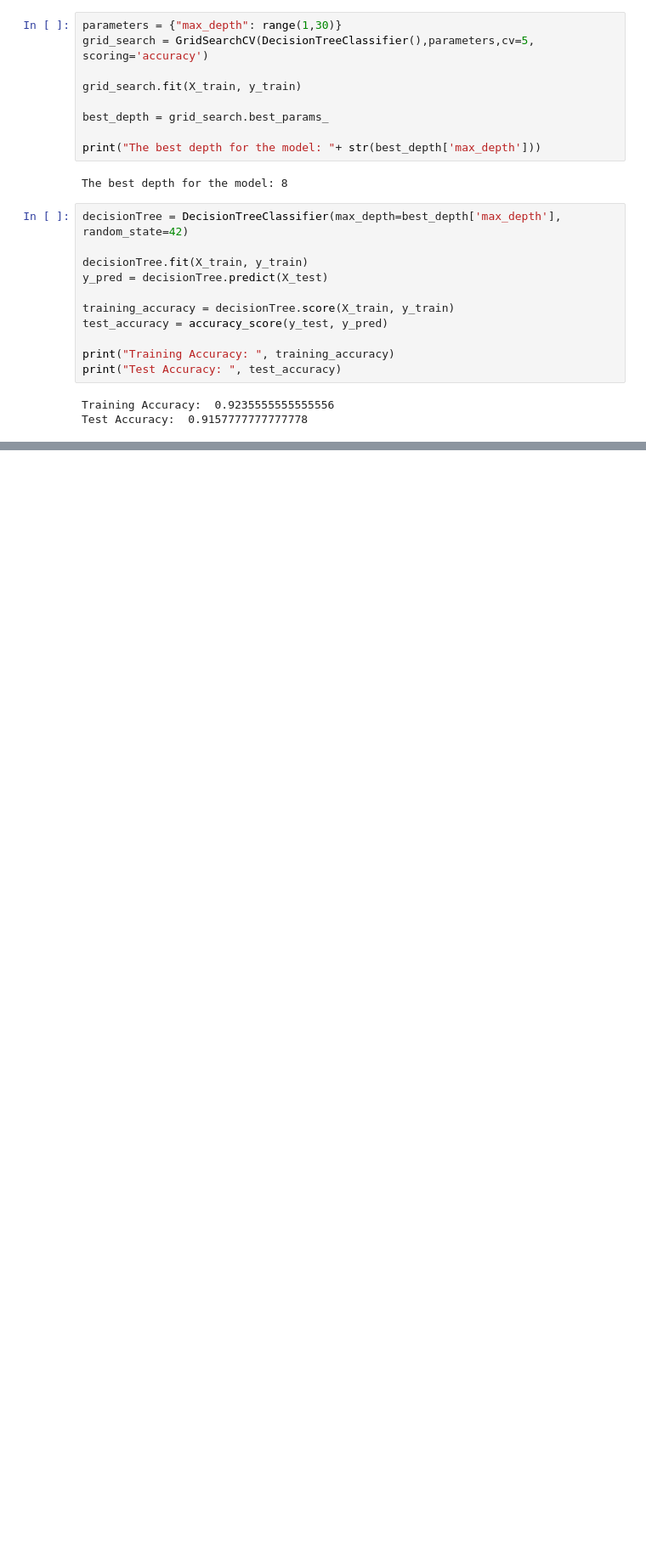
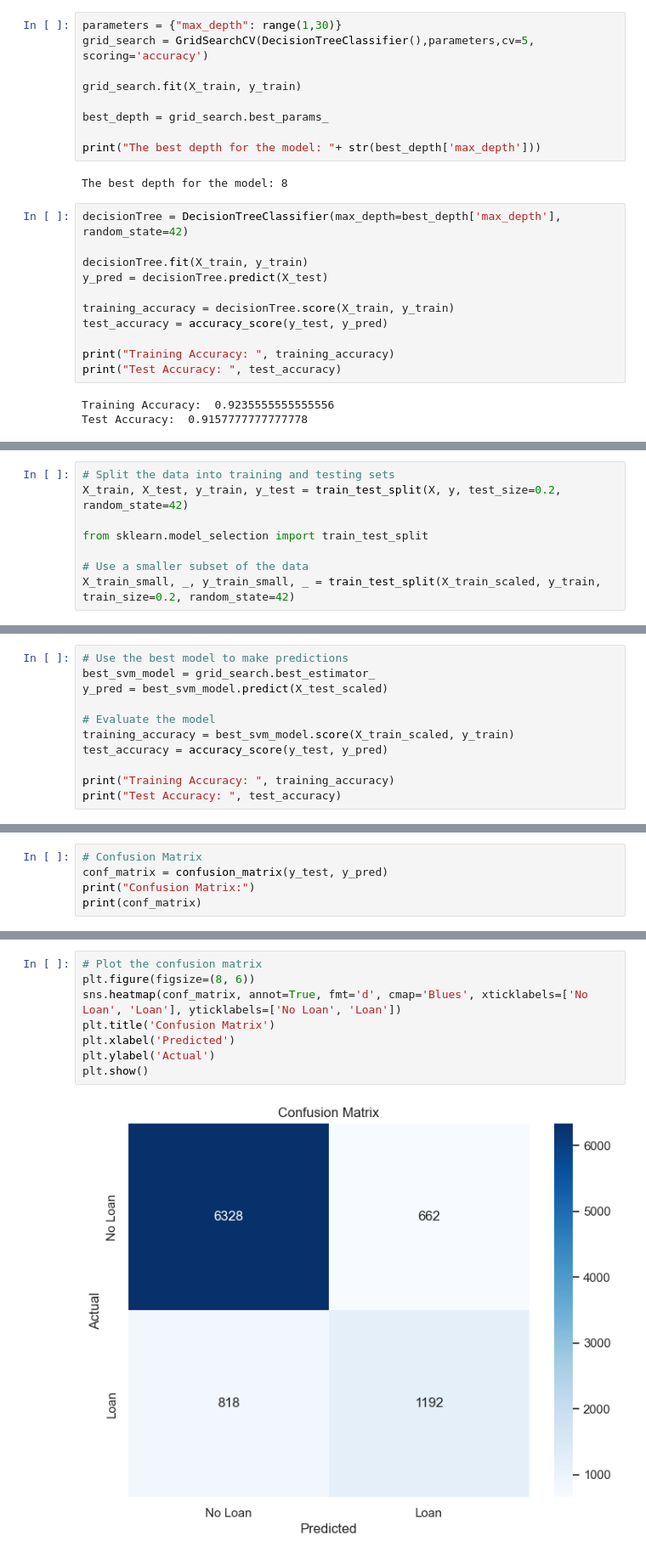
Before and after one commit to ProntoSbinalla/DAT-402-Project-1, a Jupyter notebook: Project 1.ipynb, the cells around one changed output, grey strips where cells are left out. Shown: that part at 85% size. Cells and saved outputs as stored; diff of their text form; blank space fills up the shorter version.

```diff
--- a/Project 1.ipynb
+++ b/Project 1.ipynb
@@ -326,0 +336,8 @@ Test Accuracy:  0.9157777777777778
+# %%
+# Split the data into training and testing sets
+X_train, X_test, y_train, y_test = train_test_split(X, y, test_size=0.2, random_state=42)
+
+from sklearn.model_selection import train_test_split
+
+# Use a smaller subset of the data
+X_train_small, _, y_train_small, _ = train_test_split(X_train_scaled, y_train, train_size=0.2, random_state=42)
@@ -326,0 +398,11 @@ Test Accuracy:  0.9157777777777778
+# %%
+# Use the best model to make predictions
+best_svm_model = grid_search.best_estimator_
+y_pred = best_svm_model.predict(X_test_scaled)
+
+# Evaluate the model
+training_accuracy = best_svm_model.score(X_train_scaled, y_train)
+test_accuracy = accuracy_score(y_test, y_pred)
+
+print("Training Accuracy: ", training_accuracy)
+print("Test Accuracy: ", test_accuracy)
@@ -326,0 +412,5 @@ Test Accuracy:  0.9157777777777778
+# %%
+# Confusion Matrix
+conf_matrix = confusion_matrix(y_test, y_pred)
+print("Confusion Matrix:")
+print(conf_matrix)
@@ -326,0 +436,10 @@ Test Accuracy:  0.9157777777777778
+# %%
+# Plot the confusion matrix
+plt.figure(figsize=(8, 6))
+sns.heatmap(conf_matrix, annot=True, fmt='d', cmap='Blues', xticklabels=['No Loan', 'Loan'], yticklabels=['No Loan', 'Loan'])
+plt.title('Confusion Matrix')
+plt.xlabel('Predicted')
+plt.ylabel('Actual')
+plt.show()
+# %% [output]
+[figure, added]
```
Also changed, not shown: parts of 7 cells of this notebook.
